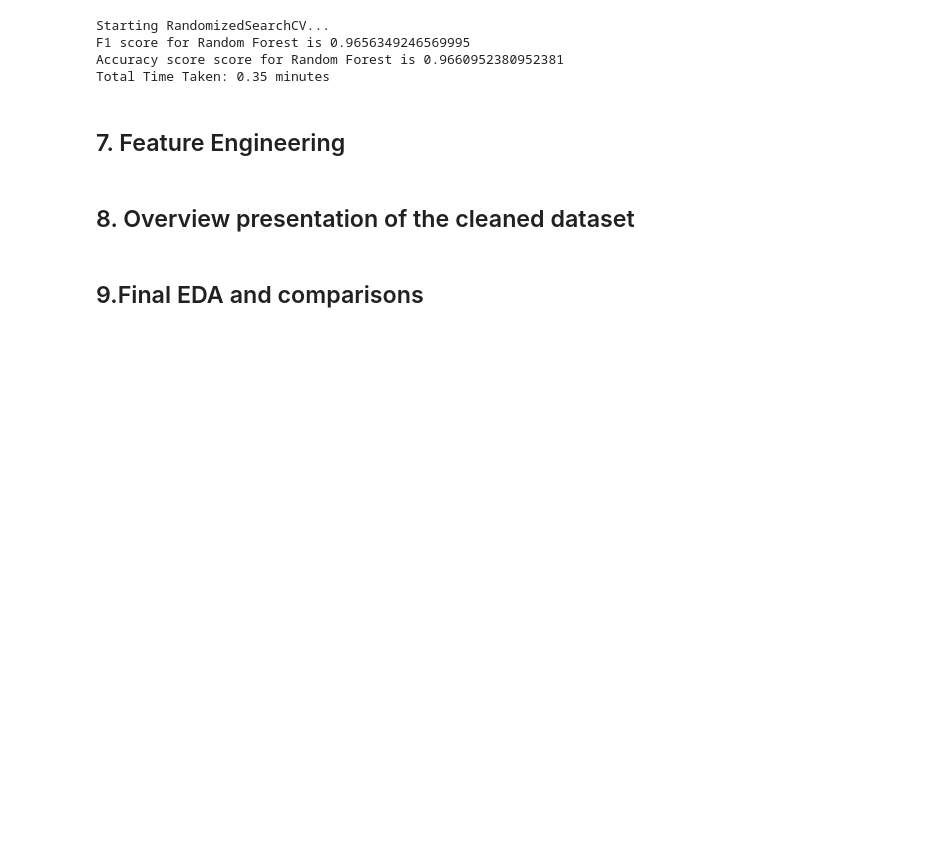
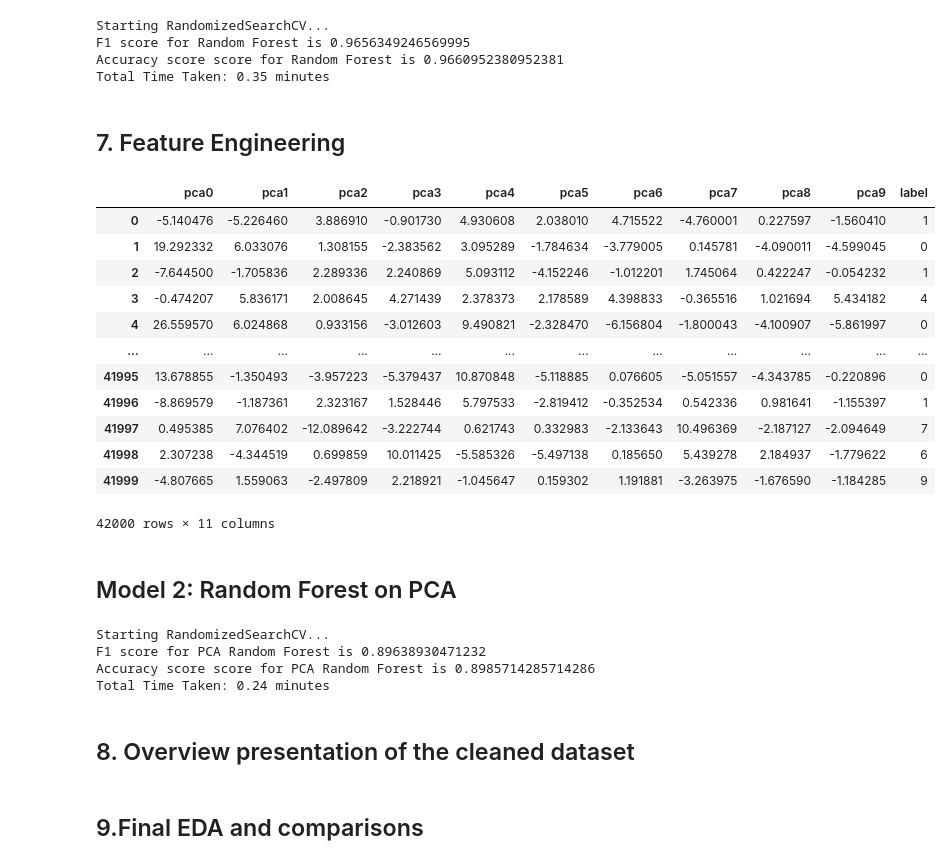
Before and after one commit to howiess/Competition, a Jupyter notebook: MNIST Digit Recognizer.ipynb, the cells around one changed output. Drawn from its saved outputs; the diff is of its cells as text; code cells hidden in the pictures; blank space fills up the shorter version.

```diff
--- a/MNIST Digit Recognizer.ipynb
+++ b/MNIST Digit Recognizer.ipynb
@@ -256,6 +256,82 @@ Accuracy score score for Random Forest is 0.9660952380952381
 Total Time Taken: 0.35 minutes
 # %% [markdown]
 ## 7. Feature Engineering
+# %%
+# PCA
+from sklearn.decomposition import PCA
+
+pca = PCA(n_components=10).set_output(transform='pandas')
+
+df_train_pca = pca.fit_transform(df_train.drop('label', axis=1)).join(df_train[['label']])
+df_test_pca = pca.transform(df_test)
+
+df_train_pca
+# %% [output]
+|  | pca0 | pca1 | pca2 | pca3 | pca4 | pca5 | pca6 | pca7 | pca8 | pca9 | label |
+| 0 | -5.140476 | -5.226460 | 3.886910 | -0.901730 | 4.930608 | 2.038010 | 4.715522 | -4.760001 | 0.227597 | -1.560410 | 1 |
+| 1 | 19.292332 | 6.033076 | 1.308155 | -2.383562 | 3.095289 | -1.784634 | -3.779005 | 0.145781 | -4.090011 | -4.599045 | 0 |
+| 2 | -7.644500 | -1.705836 | 2.289336 | 2.240869 | 5.093112 | -4.152246 | -1.012201 | 1.745064 | 0.422247 | -0.054232 | 1 |
+| 3 | -0.474207 | 5.836171 | 2.008645 | 4.271439 | 2.378373 | 2.178589 | 4.398833 | -0.365516 | 1.021694 | 5.434182 | 4 |
+| 4 | 26.559570 | 6.024868 | 0.933156 | -3.012603 | 9.490821 | -2.328470 | -6.156804 | -1.800043 | -4.100907 | -5.861997 | 0 |
+| ... | ... | ... | ... | ... | ... | ... | ... | ... | ... | ... | ... |
+| 41995 | 13.678855 | -1.350493 | -3.957223 | -5.379437 | 10.870848 | -5.118885 | 0.076605 | -5.051557 | -4.343785 | -0.220896 | 0 |
+| 41996 | -8.869579 | -1.187361 | 2.323167 | 1.528446 | 5.797533 | -2.819412 | -0.352534 | 0.542336 | 0.981641 | -1.155397 | 1 |
+| 41997 | 0.495385 | 7.076402 | -12.089642 | -3.222744 | 0.621743 | 0.332983 | -2.133643 | 10.496369 | -2.187127 | -2.094649 | 7 |
+| 41998 | 2.307238 | -4.344519 | 0.699859 | 10.011425 | -5.585326 | -5.497138 | 0.185650 | 5.439278 | 2.184937 | -1.779622 | 6 |
+| 41999 | -4.807665 | 1.559063 | -2.497809 | 2.218921 | -1.045647 | 0.159302 | 1.191881 | -3.263975 | -1.676590 | -1.184285 | 9 |
+42000 rows × 11 columns
+# %% [markdown]
+## Model 2: Random Forest on PCA
+# %%
+from sklearn.model_selection import train_test_split, RandomizedSearchCV
+from sklearn.ensemble import RandomForestClassifier
+from sklearn.metrics import f1_score, accuracy_score
+
+X = df_train_pca.drop('label', axis=1)
+y = df_train_pca['label']
+X_train, X_test, y_train, y_test = train_test_split(X, y, random_state=33, test_size=0.25)
+
+#grid_param = {
+#    'n_estimators':np.arange(20, 120, 5),
+#    'criterion':['gini','entropy','log_loss'],
+#    'max_depth':[None] + list(np.arange(20, 200, 5)),
+#    'min_samples_split':np.arange(2, 10, 5),
+#    'min_samples_leaf':np.arange(1, 10, 4),
+#    'max_features':['sqrt','log2', None],
+#}
+
+print("Starting RandomizedSearchCV...")
+start_time = time.time()
+
+#random_search = RandomizedSearchCV(
+#    estimator=RandomForestClassifier(random_state=33),
+#    param_distributions=grid_param,
+#    n_iter=200,
+#    cv=5,
+#    scoring='accuracy',
+#    verbose=3,
+#    n_jobs=-1
+#)
+
+rf_pca_model = RandomForestClassifier(random_state=33)
+rf_pca_model = rf_pca_model.fit(X_train, y_train)
+#random_search.fit(X_train, y_train)
+
+end_time = time.time()
+
+# print(f'Best Random Forest parameters: {random_search.best_params_}')
+#
+# rf_model = random_search.best_estimator_
+y_pred = rf_pca_model.predict(X_test)
+
+print(f'F1 score for PCA Random Forest is {f1_score(y_test, y_pred, average = "macro")}')
+print(f'Accuracy score score for PCA Random Forest is {accuracy_score(y_test, y_pred)}')
+print(f"Total Time Taken: {(end_time - start_time)/60:.2f} minutes")
+# %% [output]
+Starting RandomizedSearchCV...
+F1 score for PCA Random Forest is 0.89638930471232
+Accuracy score score for PCA Random Forest is 0.8985714285714286
+Total Time Taken: 0.24 minutes
 # %% [markdown]
 ## 8. Overview presentation of the cleaned dataset
 # %% [markdown]
```
